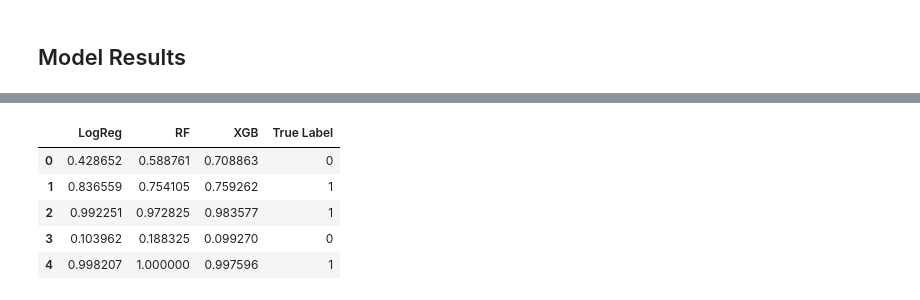
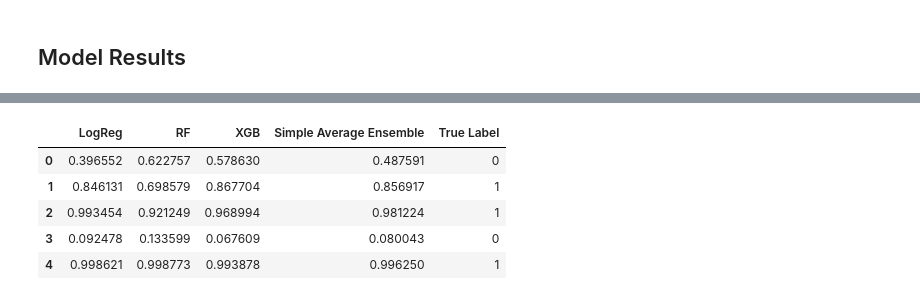
Before and after one commit to davott46/AADS_UCI, a Jupyter notebook: AADS_Pipeline.ipynb, the cells around one changed output, grey strips where cells are left out. Drawn from its saved outputs; the diff is of its cells as text; code cells hidden in the pictures.

```diff
--- a/AADS_Pipeline.ipynb
+++ b/AADS_Pipeline.ipynb
@@ -99,3 +151,6 @@ joblib.dump(logreg_grid_search.best_estimator_, 'models/best_logreg_pipeline.job
+# %%
+# load best estimator
+logreg_m = joblib.load("models/best_logreg_pipeline.joblib")
 # %% [markdown]
 ## Random Forest
 # %%
@@ -195,5 +239,7 @@ joblib.dump(rf_grid_search.best_estimator_, 'models/best_rf_pipeline.joblib')
 # %% [output]
 ['models/best_rf_pipeline.joblib']
+# %%
+rf_m = joblib.load('models/best_rf_pipeline.joblib')
 # %% [markdown]
 ### XGBoost
 # %%
@@ -248,0 +331,2 @@ joblib.dump(rf_grid_search.best_estimator_, 'models/best_xgb_pipeline.joblib')
+# %%
+xgb_m = joblib.load("models/best_xgb_pipeline.joblib")
@@ -248,0 +388,3 @@ joblib.dump(rf_grid_search.best_estimator_, 'models/best_xgb_pipeline.joblib')
+# %%
+ensemble = StudentDropoutEnsemble(logreg_m, rf_m, xgb_m)
+avg_comb_probs = ensemble.average_combinations(X_test, 2)
@@ -264,14 +436,15 @@ results_df.head()
 # %%
 # Predict class probabilities
-y_proba = pd.DataFrame(logreg_grid_search.best_estimator_.predict_proba(X_test)[:,1], columns=["LogReg"])
-y_proba["RF"] = rf_grid_search.best_estimator_.predict_proba(X_test)[:,1]
-y_proba["XGB"] = xgb_grid_search.best_estimator_.predict_proba(X_test)[:,1]
-y_proba["True Label"] = y_test
+y_proba = pd.DataFrame(logreg_m.predict_proba(X_test)[:,1], columns=["LogReg"])
+y_proba["RF"] = rf_m.predict_proba(X_test)[:,1]
+y_proba["XGB"] = xgb_m.predict_proba(X_test)[:,1]
+y_proba["Simple Average Ensemble"] = avg_comb_probs["LogReg_XGB"]
+y_proba["True Label"] = y_test.values[:len(y_proba)]
 y_proba.head()
 # %% [output]
-|  | LogReg | RF | XGB | True Label |
-| 0 | 0.428652 | 0.588761 | 0.708863 | 0 |
-| 1 | 0.836559 | 0.754105 | 0.759262 | 1 |
-| 2 | 0.992251 | 0.972825 | 0.983577 | 1 |
-| 3 | 0.103962 | 0.188325 | 0.099270 | 0 |
-| 4 | 0.998207 | 1.000000 | 0.997596 | 1 |
+|  | LogReg | RF | XGB | Simple Average Ensemble | True Label |
+| 0 | 0.396552 | 0.622757 | 0.578630 | 0.487591 | 0 |
+| 1 | 0.846131 | 0.698579 | 0.867704 | 0.856917 | 1 |
+| 2 | 0.993454 | 0.921249 | 0.968994 | 0.981224 | 1 |
+| 3 | 0.092478 | 0.133599 | 0.067609 | 0.080043 | 0 |
+| 4 | 0.998621 | 0.998773 | 0.993878 | 0.996250 | 1 |
```
Also changed, not shown: parts of 32 cells of this notebook, 4 other files.
